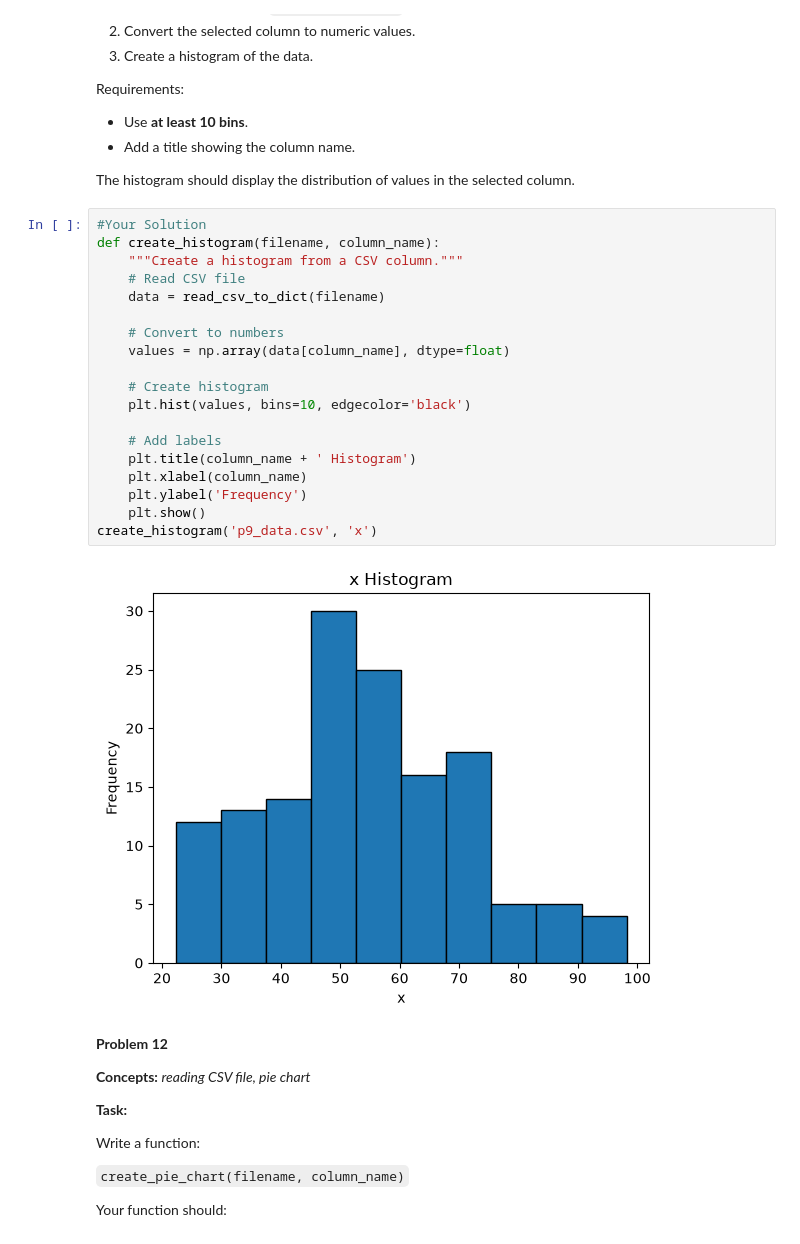
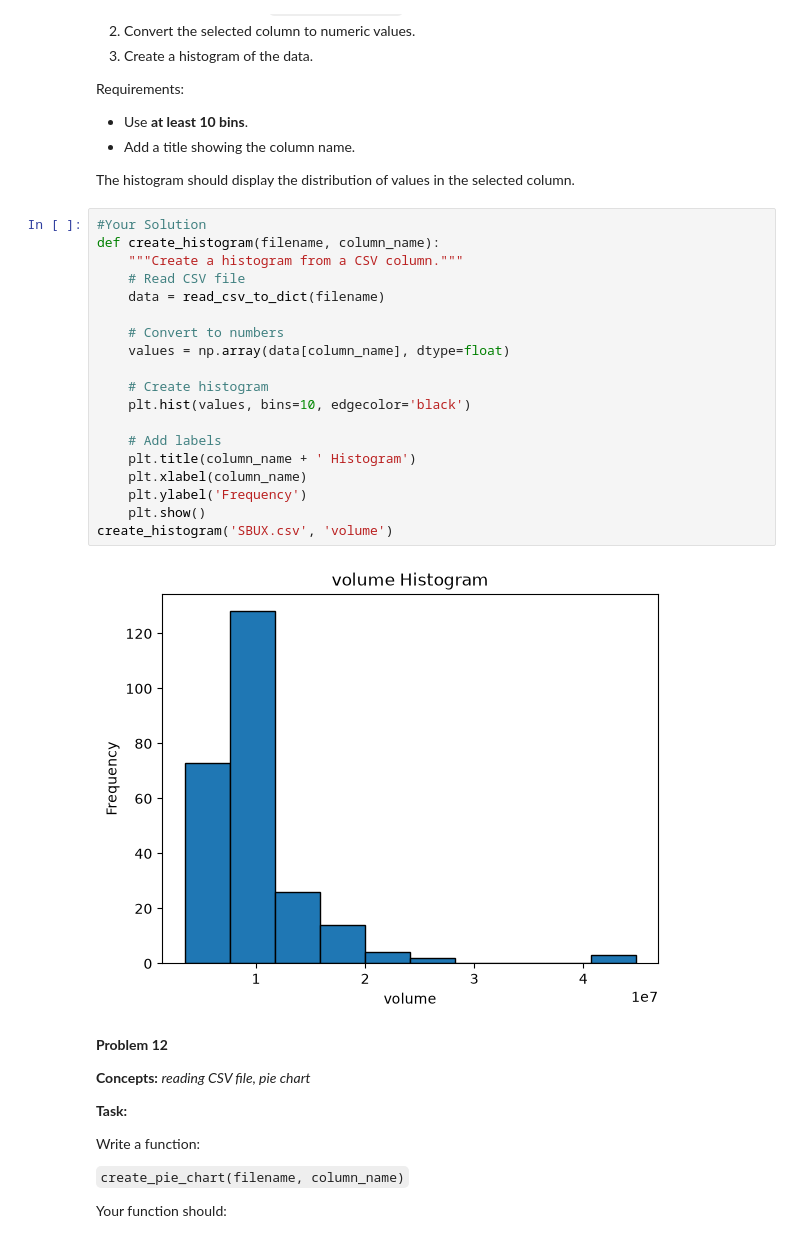
Before and after one commit to jbenigeriBU/dx602-homework-09, a Jupyter notebook: homework.ipynb, the cells around one changed output. Cells and saved outputs as stored; diff of their text form.

```diff
--- a/homework.ipynb
+++ b/homework.ipynb
@@ -597,24 +597,24 @@ The histogram should display the distribution of values in the selected column.
 # %%
 #Your Solution
 def create_histogram(filename, column_name):
     """Create a histogram from a CSV column."""
     # Read CSV file
     data = read_csv_to_dict(filename)
 
     # Convert to numbers
     values = np.array(data[column_name], dtype=float)
 
     # Create histogram
     plt.hist(values, bins=10, edgecolor='black')
 
     # Add labels
     plt.title(column_name + ' Histogram')
     plt.xlabel(column_name)
     plt.ylabel('Frequency')
     plt.show()
-create_histogram('p9_data.csv', 'x')
+create_histogram('SBUX.csv', 'volume')
 # %% [output]
-[figure, old version]
+[figure, new version]
 # %% [markdown]
 **Problem 12**
 
```
Also changed, not shown: parts of 3 cells of this notebook.
